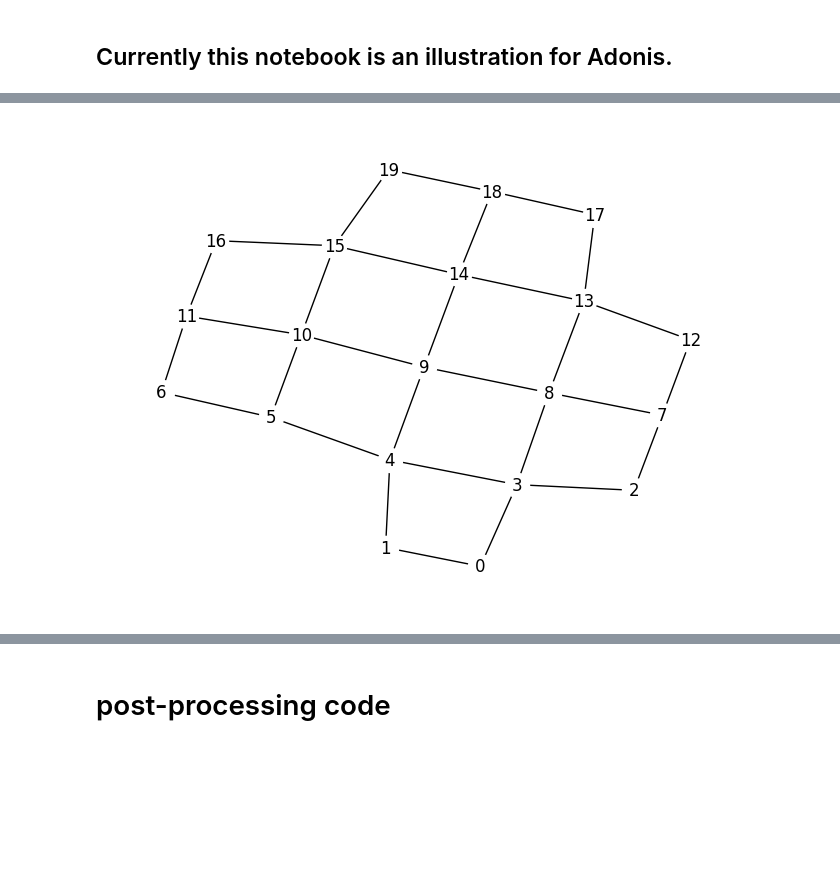
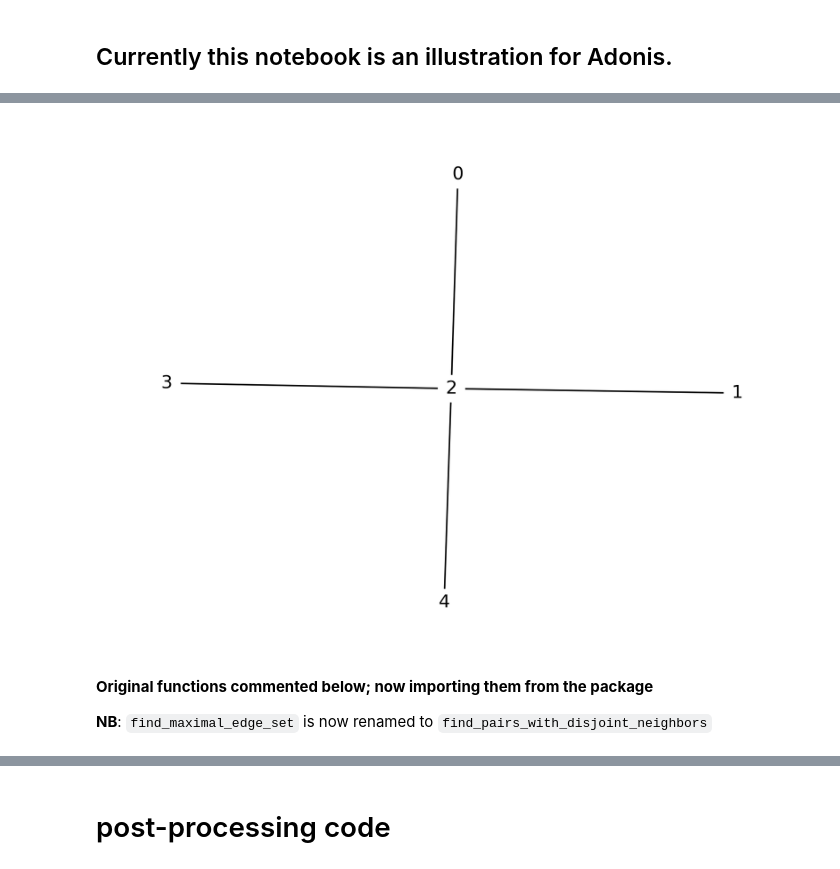
Before and after one commit to iqm-finland/iqm-benchmarks, a Jupyter notebook: examples/example_adonis_graph_state.ipynb, the cells around one changed output, grey strips where cells are left out. Drawn from its saved outputs; the diff is of its cells as text; code cells hidden in the pictures; blank space fills up the shorter version.

Commit message:
WIP - updated notebook up to measured RMs and haar_shadow_tomography function in shadow_utils.py to measure only unprojected qubits

```diff
--- a/examples/example_adonis_graph_state.ipynb
+++ b/examples/example_adonis_graph_state.ipynb
@@ -10,3 +10,7 @@ from qiskit import ClassicalRegister, transpile
 from iqm.qiskit_iqm.iqm_transpilation import optimize_single_qubit_gates
 from rustworkx.visualization import mpl_draw
 from rustworkx import spring_layout
+
+import matplotlib as mpl
+
+mpl.rcParams['figure.dpi'] = 300
@@ -13,27 +34,31 @@ from rustworkx import spring_layout
 # %%
 ## initiate the backend
 # import os
 # from iqm.qiskit_iqm import IQMProvider
 # os.environ["IQM_TOKEN"] = "fwBucKQFFBYvcynSpatCvgEEEt0faj4RVc7P45XtXUMGdgTJ0WV9L4AAMQzHVeFl"
 # QPU = 'pyrite'
 # #iqm_server_url = "https://pluto.mx05.iqm.fi/cocos"
 #
 # if QPU == 'aphrodite':
 #     iqm_server_url = "https://fqcp3-host1.xld09.iqm.fi/cocos"
 #     provider = IQMProvider(iqm_server_url)
 #     backend = provider.get_backend()
 #     layout = [1,5,4,6,11]
 #     reduced_coupling_map = backend.coupling_map.reduce(mapping=layout)
 #     sub_system = list(reduced_coupling_map)
 # else:
 #     iqm_server_url = 'https://cocos.resonance.meetiqm.com/' + QPU
 #     provider = IQMProvider(iqm_server_url)
 #     backend = provider.get_backend()
 
 
-backend = IQMFakeApollo()
+backend = IQMFakeAdonis()
 cmap = backend.coupling_map
 mpl_draw(cmap.graph.to_undirected(multigraph=False), arrows=True, with_labels=True, node_color='w', pos=spring_layout(backend.coupling_map.graph, num_iter=200))
 # %% [output]
-[figure, old version]
+[figure, new version]
+# %% [markdown]
+**Original functions commented below; now importing them from the package**
+
+**NB**: `find_maximal_edge_set` is now renamed to `find_pairs_with_disjoint_neighbors`
 # %%
```
Also changed, not shown: parts of 12 cells of this notebook, 1 other file.
